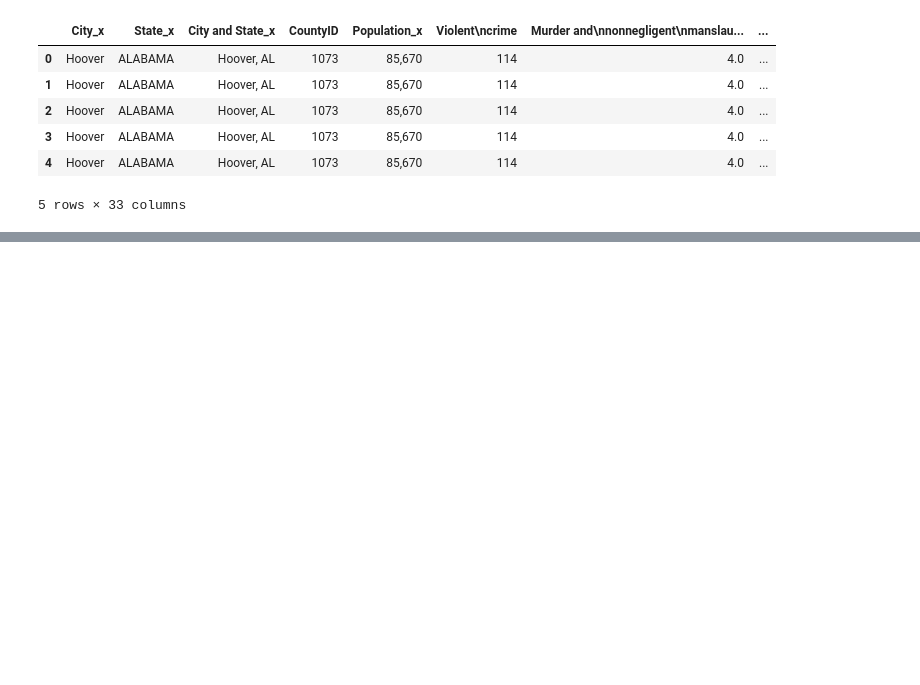
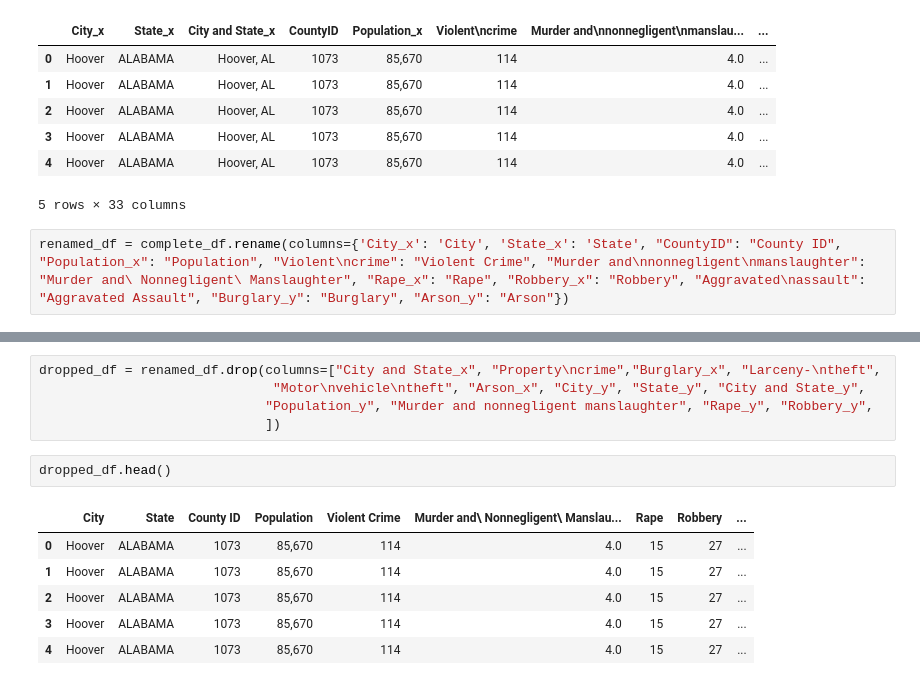
Before and after one commit to HarryWightJr/final_project, a Jupyter notebook: final_project.ipynb, the cells around one changed output, grey strips where cells are left out. Saved outputs shown, nothing was run; the diff lists cells and outputs as text; blank space fills up the shorter version.

Commit message:
Updated jupyter notebook file. Renamed and dropped columns

```diff
--- a/final_project.ipynb
+++ b/final_project.ipynb
@@ -61,3 +61,5 @@ complete_df.head()
 | 3 | Hoover | ALABAMA | Hoover, AL | 1073 | 85,670 | 114 | 4.0 | ... |
 | 4 | Hoover | ALABAMA | Hoover, AL | 1073 | 85,670 | 114 | 4.0 | ... |
 5 rows × 33 columns
+# %%
+renamed_df = complete_df.rename(columns={'City_x': 'City', 'State_x': 'State', "CountyID": "County ID", "Population_x": "Population", "Violent\ncrime": "Violent Crime", "Murder and\nnonnegligent\nmanslaughter": "Murder and\ Nonnegligent\ Manslaughter", "Rape_x": "Rape", "Robbery_x": "Robbery", "Aggravated\nassault": "Aggravated Assault", "Burglary_y": "Burglary", "Arson_y": "Arson"})
@@ -63,0 +96,14 @@ complete_df.head()
+# %%
+dropped_df = renamed_df.drop(columns=["City and State_x", "Property\ncrime","Burglary_x", "Larceny-\ntheft",
+                              "Motor\nvehicle\ntheft", "Arson_x", "City_y", "State_y", "City and State_y",
+                             "Population_y", "Murder and nonnegligent manslaughter", "Rape_y", "Robbery_y",
+                             ])
+# %%
+dropped_df.head()
+# %% [output]
+|  | City | State | County ID | Population | Violent Crime | Murder and\ Nonnegligent\ Manslau... | Rape | Robbery | ... |
+| 0 | Hoover | ALABAMA | 1073 | 85,670 | 114 | 4.0 | 15 | 27 | ... |
+| 1 | Hoover | ALABAMA | 1073 | 85,670 | 114 | 4.0 | 15 | 27 | ... |
+| 2 | Hoover | ALABAMA | 1073 | 85,670 | 114 | 4.0 | 15 | 27 | ... |
+| 3 | Hoover | ALABAMA | 1073 | 85,670 | 114 | 4.0 | 15 | 27 | ... |
+| 4 | Hoover | ALABAMA | 1073 | 85,670 | 114 | 4.0 | 15 | 27 | ... |
```
Also changed, not shown: parts of 2 cells of this notebook.
